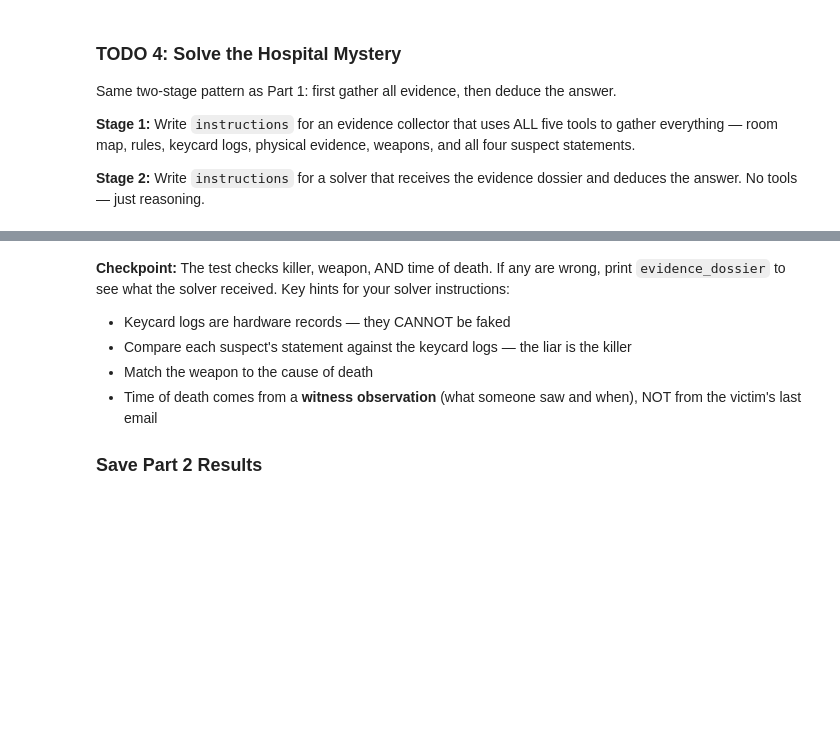
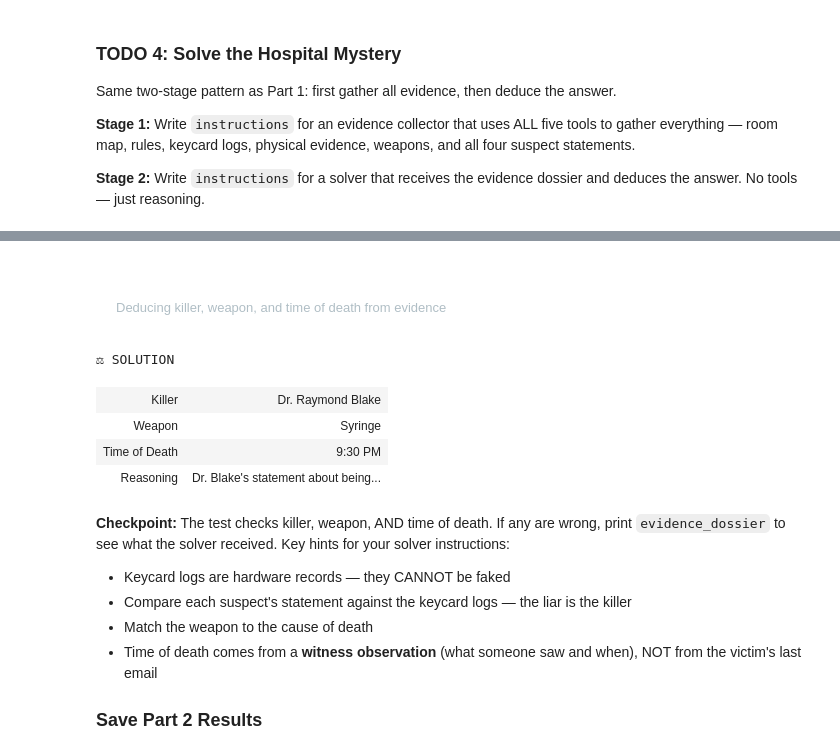
Before and after one commit to UCSF-DataSci/08-secret-agent-man-jharatani, a Jupyter notebook: assignment.ipynb, the cells around one changed output, grey strips where cells are left out. Cells and saved outputs as stored; diff of their text form; code cells hidden in the pictures; blank space fills up the shorter version.

```diff
--- a/assignment.ipynb
+++ b/assignment.ipynb
@@ -595,11 +606,12 @@ evidence_collector = Agent(
     name="Evidence Collector",
     model=AGENTS_MODEL,
     model_settings=SETTINGS,
-    instructions="",  # TODO: Write your instructions here
+    instructions="You are a detail-oriented evidence collector. You will use all five tools provided to gather the room map, rules, keycard logs, physical evidence, weapons, and all four suspect statements."
+    ,  # TODO: Write your instructions here
     tools=hospital_tools,
     output_type=HospitalEvidence,
 )
 
 # Uncomment to run your agent:
-# collect_result = await Runner.run(evidence_collector, "Collect all evidence for the Dr. Voss murder case.", max_turns=15)
-# hospital_evidence = collect_result.final_output
+collect_result = await Runner.run(evidence_collector, "Collect all evidence for the Dr. Voss murder case.", max_turns=15)
+hospital_evidence = collect_result.final_output
@@ -638,21 +683,31 @@ solver = Agent(
     name="Forensic Analyst",
     model=AGENTS_MODEL,
     model_settings=SETTINGS,
-    instructions="",  # TODO: Write your instructions here
+    instructions="You are a deductive forensic analyst. You will now use the evidence dossier you received, {evidence_dossier}, to deduce the killer, weapon, and time of death from the evidence provided."
+    "Remember: Keycard logs are hardware records — they CANNOT be faked. Compare each suspect's statement against the keycard logs — the liar is the killer. Match the weapon to the cause of death. Time of death comes from a Witness observation (what someone saw and when), NOT from the victim's last email",  # TODO: Write your instructions here
     output_type=PuzzleSolution,
 )
 
 # Uncomment to run your agent:
-# solve_result = await Runner.run(solver, f"Analyze this evidence and solve the murder:\n\n{evidence_dossier}", max_turns=3)
-# solution = solve_result.final_output
+solve_result = await Runner.run(solver, f"Analyze this evidence and solve the murder:\n\n{evidence_dossier}", max_turns=3)
+solution = solve_result.final_output
+# %% [output]
+STAGE 2 Forensic Analysis
+Deducing killer, weapon, and time of death from evidence
 # %%
 # Uncomment to see the verdict:
-# display_verdict("SOLUTION", {
-#     "Killer": solution.killer,
-#     "Weapon": solution.weapon,
-#     "Time of Death": solution.time_of_death,
-#     "Reasoning": solution.reasoning,
-# })
+display_verdict("SOLUTION", {
+     "Killer": solution.killer,
+     "Weapon": solution.weapon,
+     "Time of Death": solution.time_of_death,
+     "Reasoning": solution.reasoning,
+ })
+# %% [output]
+⚖ SOLUTION
+| Killer | Dr. Raymond Blake |
+| Weapon | Syringe |
+| Time of Death | 9:30 PM |
+| Reasoning | Dr. Blake's statement about being... |
 # %% [markdown]
 **Checkpoint:** The test checks killer, weapon, AND time of death. If any are wrong, print `evidence_dossier` to see what the solver received. Key hints for your solver instructions:
 - Keycard logs are hardware records — they CANNOT be faked
```
Also changed, not shown: parts of 7 cells of this notebook, 1 other file.
